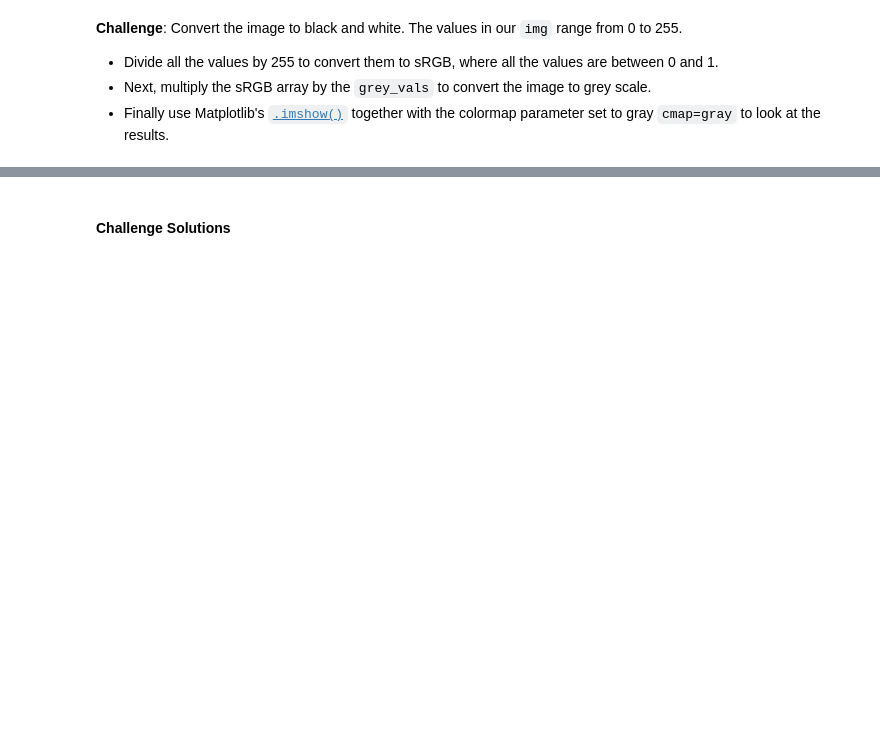
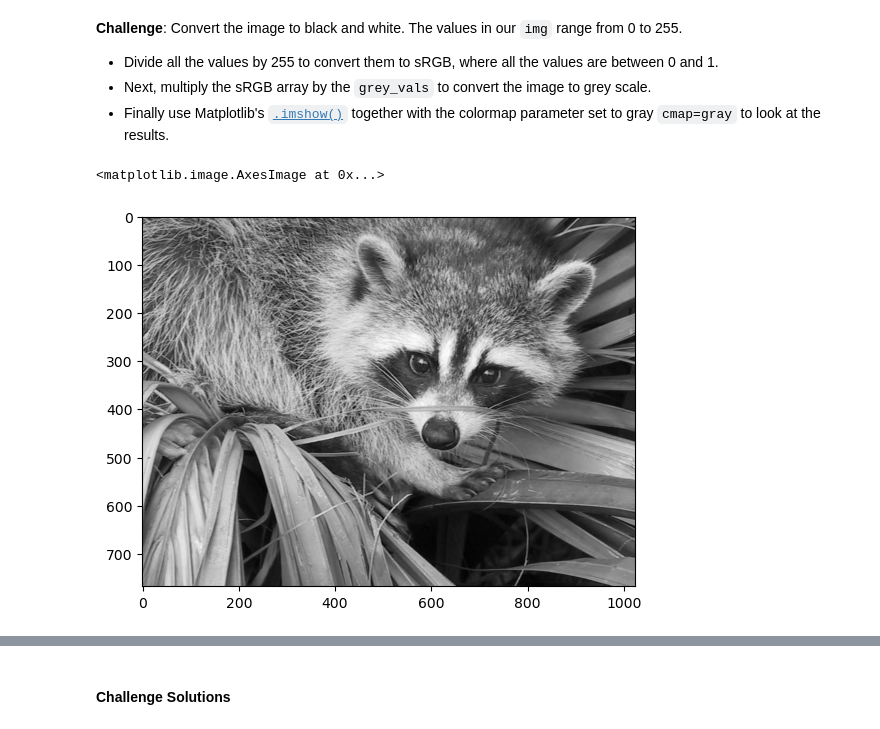
Before and after one commit to whoismacy/numpy, a Jupyter notebook: Computation with NumPy (start)/Computation_with_NumPy_and_N_Dimensional_Arrays_(start).ipynb, the cells around one changed output, grey strips where cells are left out. Drawn from its saved outputs; the diff is of its cells as text; code cells hidden in the pictures; blank space fills up the shorter version.

```diff
--- a/Computation with NumPy (start)/Computation_with_NumPy_and_N_Dimensional_Arrays_(start).ipynb
+++ b/Computation with NumPy (start)/Computation_with_NumPy_and_N_Dimensional_Arrays_(start).ipynb
@@ -220,5 +242,10 @@ Dimensions of result: (4x2)*(2x3)=(4x3)
 # %%
 grey_vals = np.array([0.2126, 0.7152, 0.0722])
+grey_image = grey_face @ grey_vals
+plt.imshow(grey_image, cmap='gray')
+# %% [output]
+<matplotlib.image.AxesImage at 0x...>
+[figure, added]
 # %% [markdown]
 **Challenge**: Can you manipulate the images by doing some operations on the underlying ndarrays? See if you can change the values in the ndarray so that:
 
```
Also changed, not shown: parts of 15 cells of this notebook.
